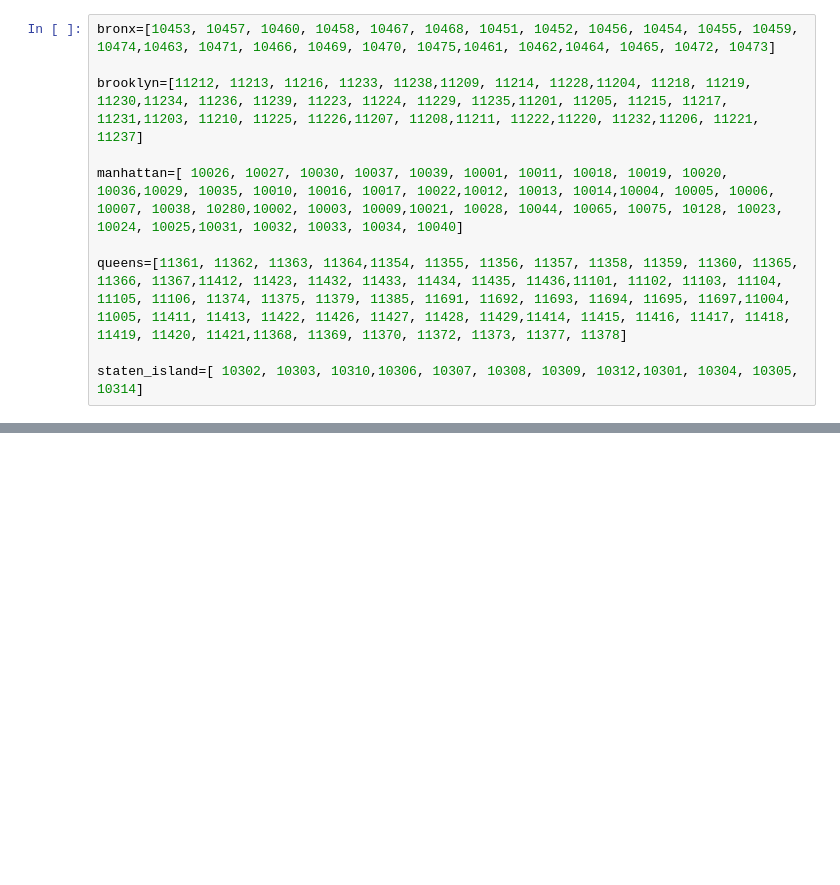
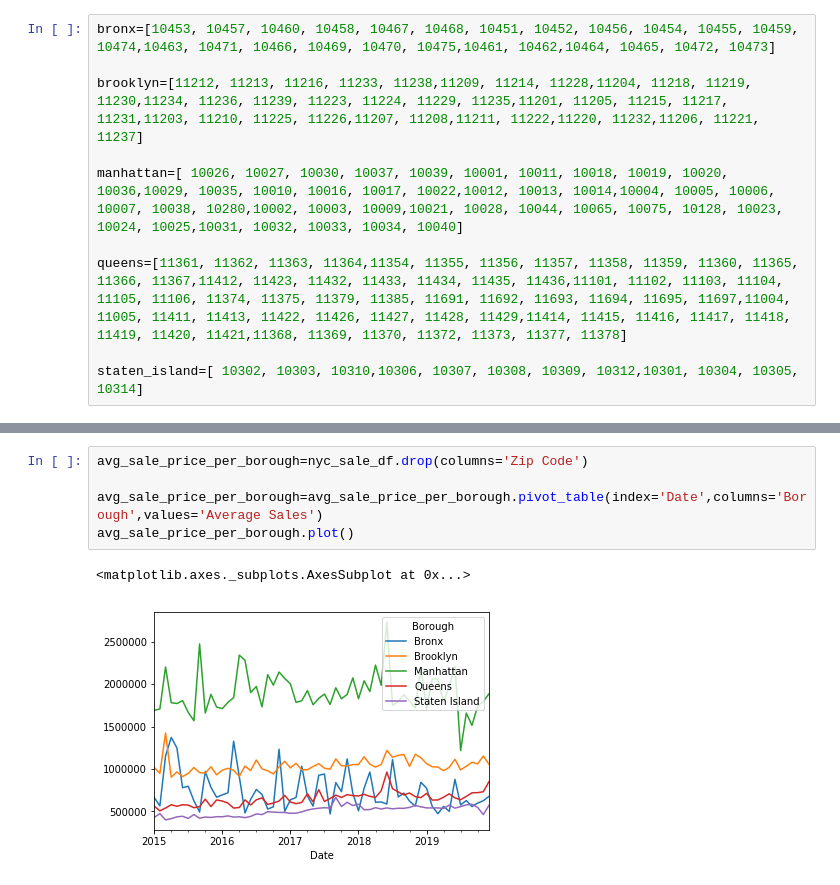
Before and after one commit to ShakedRj/NYC_Real_Estate, a Jupyter notebook: sale_analysis.ipynb, the cells around one changed output, grey strips where cells are left out. Drawn from its saved outputs; the diff is of its cells as text; blank space fills up the shorter version.

```diff
--- a/sale_analysis.ipynb
+++ b/sale_analysis.ipynb
@@ -92 +71,9 @@ ax.legend(['Manhattan','Brooklyn','Queens','Staten Island'],title='Avg Sale Pric
+# %%
+avg_sale_price_per_borough=nyc_sale_df.drop(columns='Zip Code')
+
+avg_sale_price_per_borough=avg_sale_price_per_borough.pivot_table(index='Date',columns='Borough',values='Average Sales')
+avg_sale_price_per_borough.plot()
+# %% [output]
+<matplotlib.axes._subplots.AxesSubplot at 0x...>
+[figure, added]
 # %%
```
Also changed, not shown: parts of 8 cells of this notebook, 1 other file.
